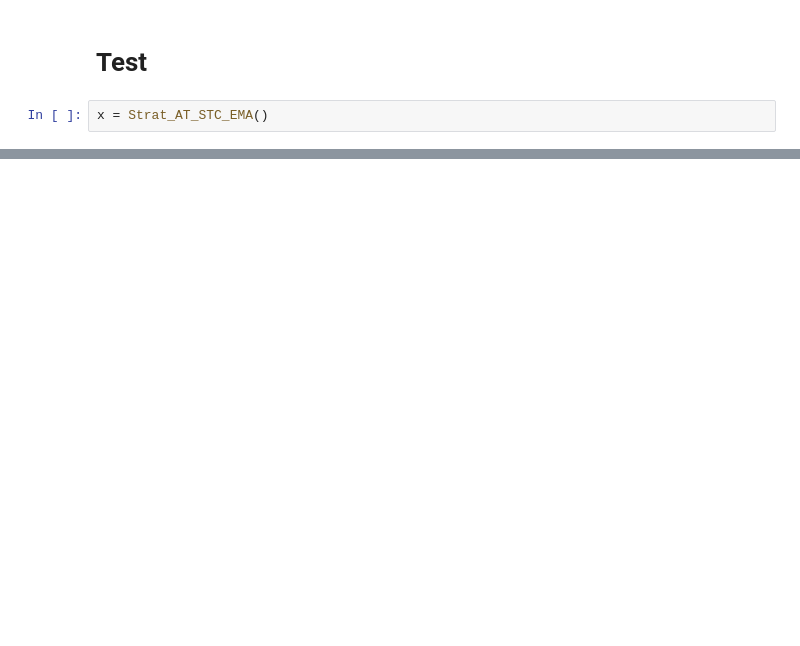
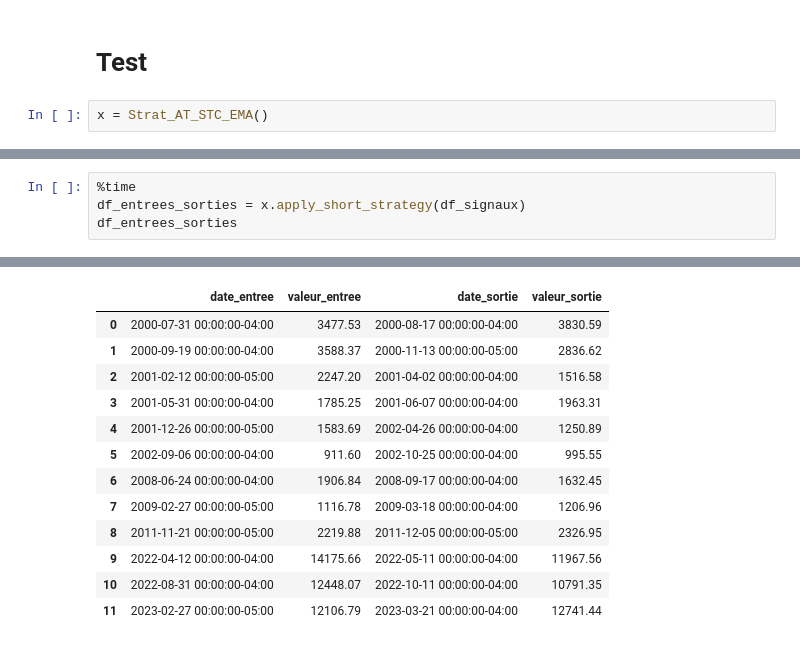
Before and after one commit to AxelRK200/strategies_backtesting, a Jupyter notebook: AT_STC_EMA_Strategy_Class.ipynb, the cells around one changed output, grey strips where cells are left out. Cells and saved outputs as stored; diff of their text form; blank space fills up the shorter version.

```diff
--- a/AT_STC_EMA_Strategy_Class.ipynb
+++ b/AT_STC_EMA_Strategy_Class.ipynb
@@ -311,0 +418,5 @@ Wall time: 9.54 µs
+# %%
+%time
+df_entrees_sorties = x.apply_short_strategy(df_signaux)
+df_entrees_sorties
+# %% [output]
@@ -311,0 +425,13 @@ Wall time: 9.54 µs
+|  | date_entree | valeur_entree | date_sortie | valeur_sortie |
+| 0 | 2000-07-31 00:00:00-04:00 | 3477.53 | 2000-08-17 00:00:00-04:00 | 3830.59 |
+| 1 | 2000-09-19 00:00:00-04:00 | 3588.37 | 2000-11-13 00:00:00-05:00 | 2836.62 |
+| 2 | 2001-02-12 00:00:00-05:00 | 2247.20 | 2001-04-02 00:00:00-04:00 | 1516.58 |
+| 3 | 2001-05-31 00:00:00-04:00 | 1785.25 | 2001-06-07 00:00:00-04:00 | 1963.31 |
+| 4 | 2001-12-26 00:00:00-05:00 | 1583.69 | 2002-04-26 00:00:00-04:00 | 1250.89 |
+| 5 | 2002-09-06 00:00:00-04:00 | 911.60 | 2002-10-25 00:00:00-04:00 | 995.55 |
+| 6 | 2008-06-24 00:00:00-04:00 | 1906.84 | 2008-09-17 00:00:00-04:00 | 1632.45 |
+| 7 | 2009-02-27 00:00:00-05:00 | 1116.78 | 2009-03-18 00:00:00-04:00 | 1206.96 |
+| 8 | 2011-11-21 00:00:00-05:00 | 2219.88 | 2011-12-05 00:00:00-05:00 | 2326.95 |
+| 9 | 2022-04-12 00:00:00-04:00 | 14175.66 | 2022-05-11 00:00:00-04:00 | 11967.56 |
+| 10 | 2022-08-31 00:00:00-04:00 | 12448.07 | 2022-10-11 00:00:00-04:00 | 10791.35 |
+| 11 | 2023-02-27 00:00:00-05:00 | 12106.79 | 2023-03-21 00:00:00-04:00 | 12741.44 |
```
Also changed, not shown: parts of 20 cells of this notebook.
